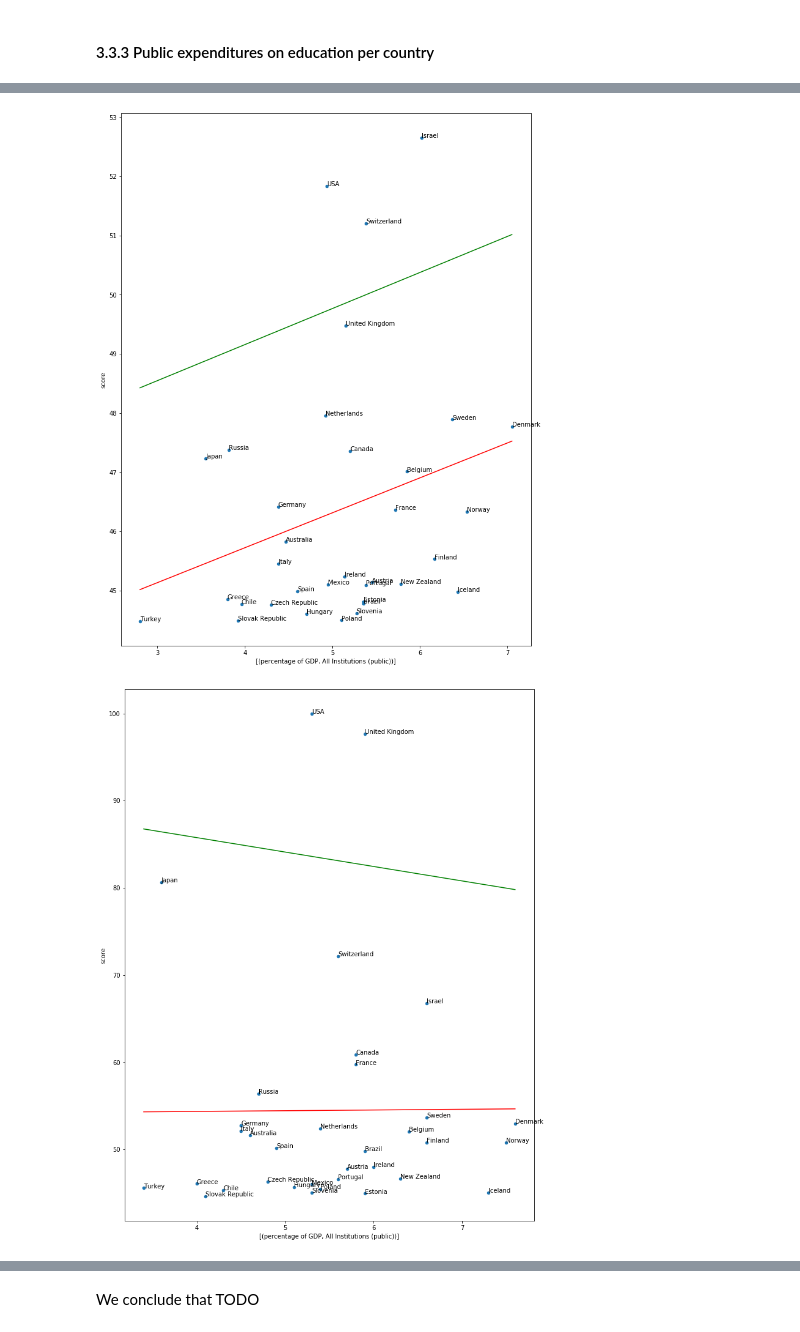
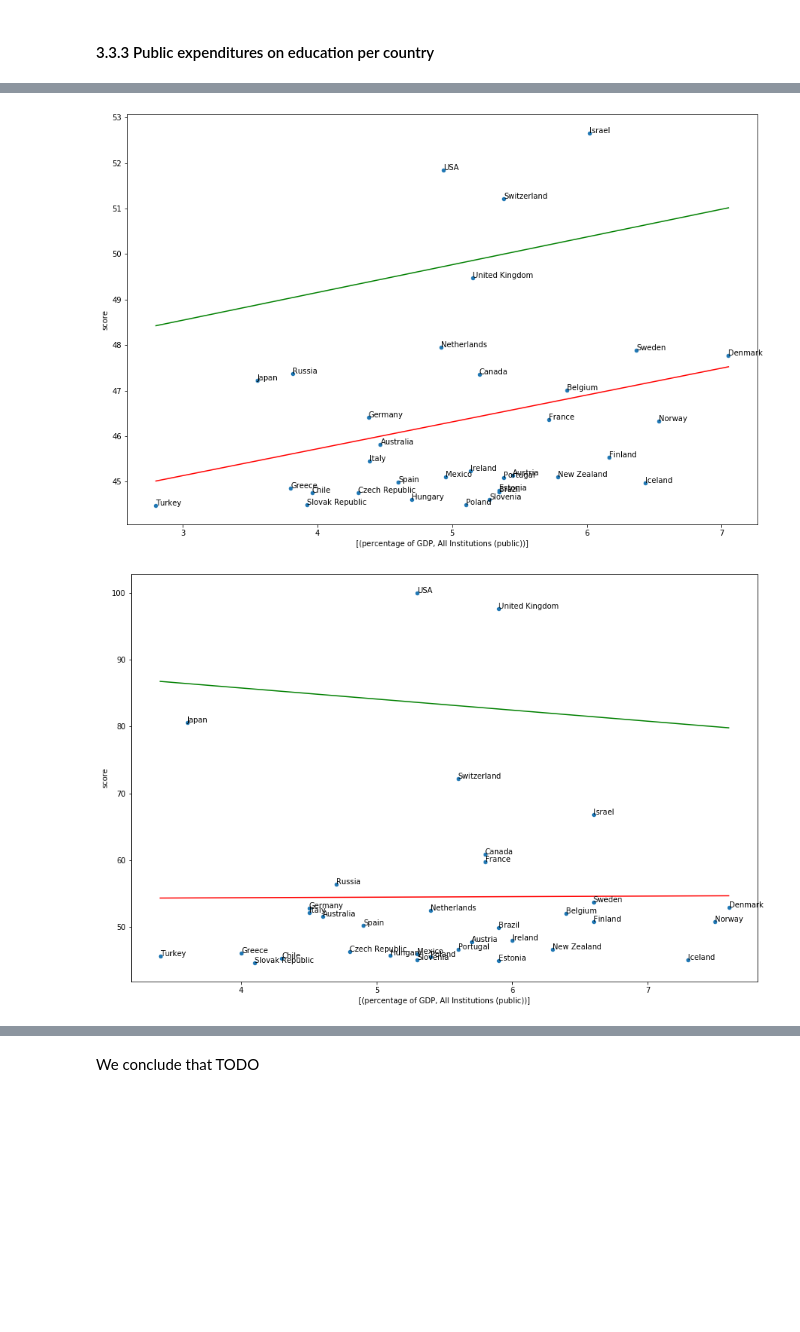
Before and after one commit to AjayvirS/uni-ranking, a Jupyter notebook: EX3_final.ipynb, the cells around one changed output, grey strips where cells are left out. Cells and saved outputs as stored; diff of their text form; code cells hidden in the pictures; blank space fills up the shorter version.

```diff
--- a/EX3_final.ipynb
+++ b/EX3_final.ipynb
@@ -768,59 +735,41 @@ cwur.set_index(["year", "university_name"], inplace=True)
 # %%
 cwur2 = cwur_exp.groupby("country").mean()
 cwur3 = cwur_exp.groupby("country").max()
-cwur4 = cwur_exp.groupby("country").min()
 
 fig, ax = plt.subplots()
 
 cwur2.plot([('percentage of GDP', 'All Institutions (public)')], "score", kind="scatter",
-             figsize = (12,16), ax=ax)
+             figsize = (15,10), ax=ax)
 x=cwur2[('percentage of GDP', 'All Institutions (public)')]
 y=cwur2["score"]
 b, m = polyfit(x,y, 1)
-plt.plot(x.sort_values(), b + m * x.sort_values(), '-', color="red")
+plt.plot(x.sort_values(), b + m * x.sort_values(), '-', color="red", label = "unweighted")
 b, m = polyfit(x,y, 1, w=cwur2["number of universities"])
 plt.plot(x.sort_values(), b + m * x.sort_values(), '-', color="green")
 
 for k, v in cwur2.iterrows():
     x = v[('percentage of GDP', 'All Institutions (public)')]
     y = v["score"]
     ax.annotate(k, (x,y))
 
 plt.show()
 
 fig, ax = plt.subplots()
 cwur3.plot([('percentage of GDP', 'All Institutions (public)')], "score", kind="scatter",
-             figsize = (12,16), ax=ax)
+             figsize = (15,10), ax=ax)
 x=cwur3[('percentage of GDP', 'All Institutions (public)')]
 y=cwur3["score"]
 b, m = polyfit(x,y, 1)
-plt.plot(x.sort_values(), b + m * x.sort_values(), '-', color="red")
+plt.plot(x.sort_values(), b + m * x.sort_values(), '-', color="red", label = "unweighted")
 b, m = polyfit(x,y, 1, w=cwur3["number of universities"])
 plt.plot(x.sort_values(), b + m * x.sort_values(), '-', color="green")
 
 
 for k, v in cwur3.iterrows():
     x = v[('percentage of GDP', 'All Institutions (public)')]
     y = v["score"]
     ax.annotate(k, (x,y))
 plt.show()
-
-fig, ax = plt.subplots()
-cwur4.plot([('percentage of GDP', 'All Institutions (public)')], "score", kind="scatter",
-             figsize = (12,16), ax=ax)
-x=cwur4[('percentage of GDP', 'All Institutions (public)')]
-y=cwur4["score"]
-b, m = polyfit(x,y, 1)
-plt.plot(x.sort_values(), b + m * x.sort_values(), '-', color="red")
-
-b, m = polyfit(x,y, 1, w=cwur4["number of universities"])
-plt.plot(x.sort_values(), b + m * x.sort_values(), '-', color="green")
-
-for k, v in cwur4.iterrows():
-    x = v[('percentage of GDP', 'All Institutions (public)')]
-    y = v["score"]
-    ax.annotate(k, (x,y))
-plt.show()
 # %% [output]
-[figure, old version]
+[figure, new version]
-[figure, old version]
+[figure, new version]
```
Also changed, not shown: parts of 18 cells of this notebook.
